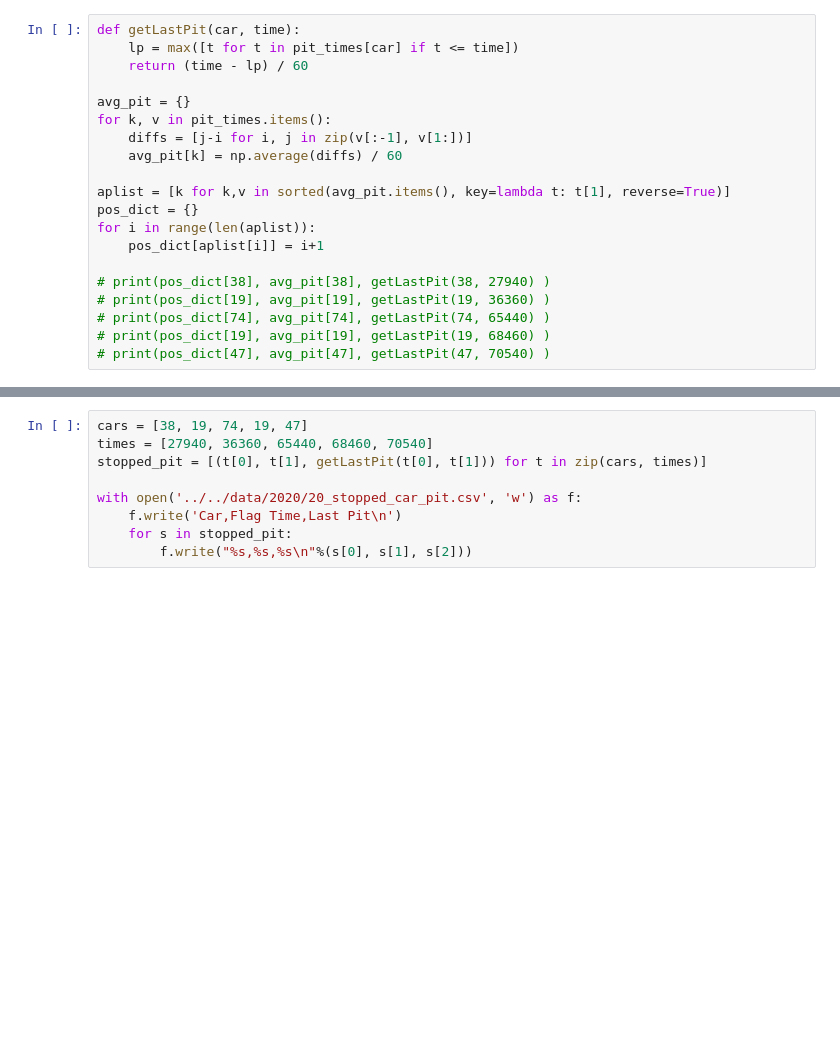
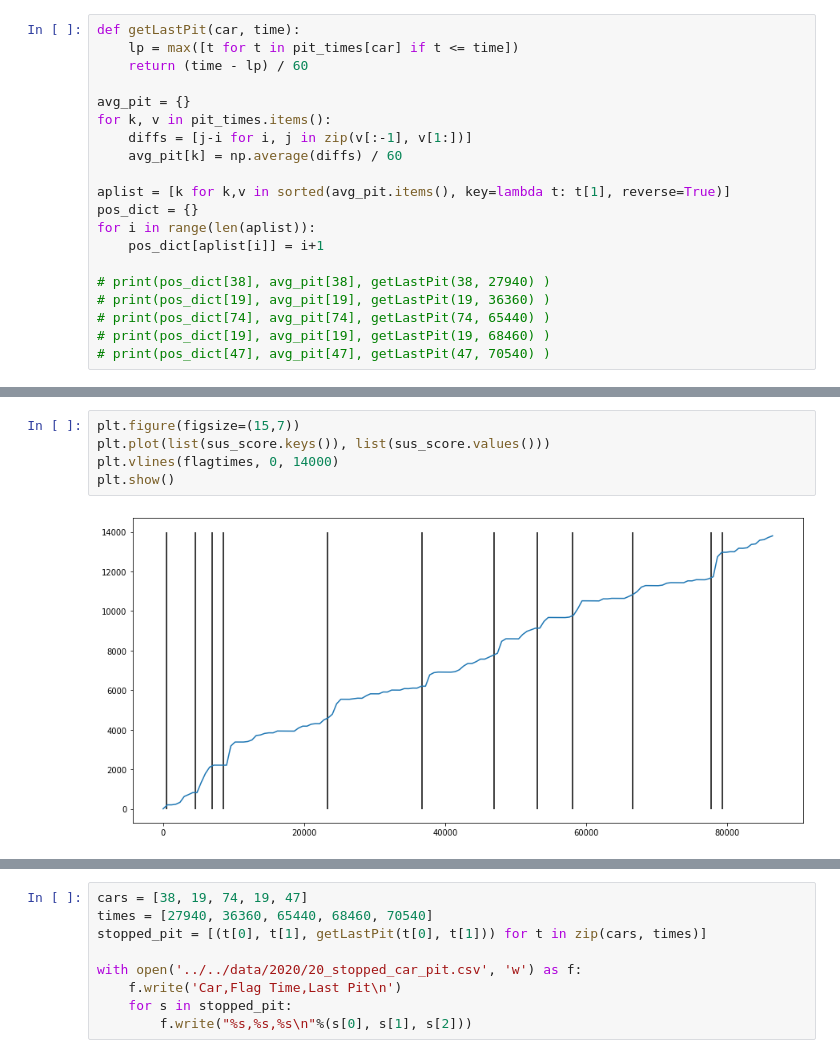
Before and after one commit to adithyashanmugam/Daytona24, a Jupyter notebook: src/2021/FixData2021.ipynb, the cells around one changed output, grey strips where cells are left out. Drawn from its saved outputs; the diff is of its cells as text; blank space fills up the shorter version.

```diff
--- a/src/2021/FixData2021.ipynb
+++ b/src/2021/FixData2021.ipynb
@@ -139,2 +164,9 @@ for t in range(0, MAXTIME, 1200):
+# %%
+plt.figure(figsize=(15,7))
+plt.plot(list(sus_score.keys()), list(sus_score.values()))
+plt.vlines(flagtimes, 0, 14000)
+plt.show()
+# %% [output]
+[figure, added]
 # %%
 plt.figure(figsize=(15,7))
```
Also changed, not shown: parts of 4 cells of this notebook, 2 other files.
